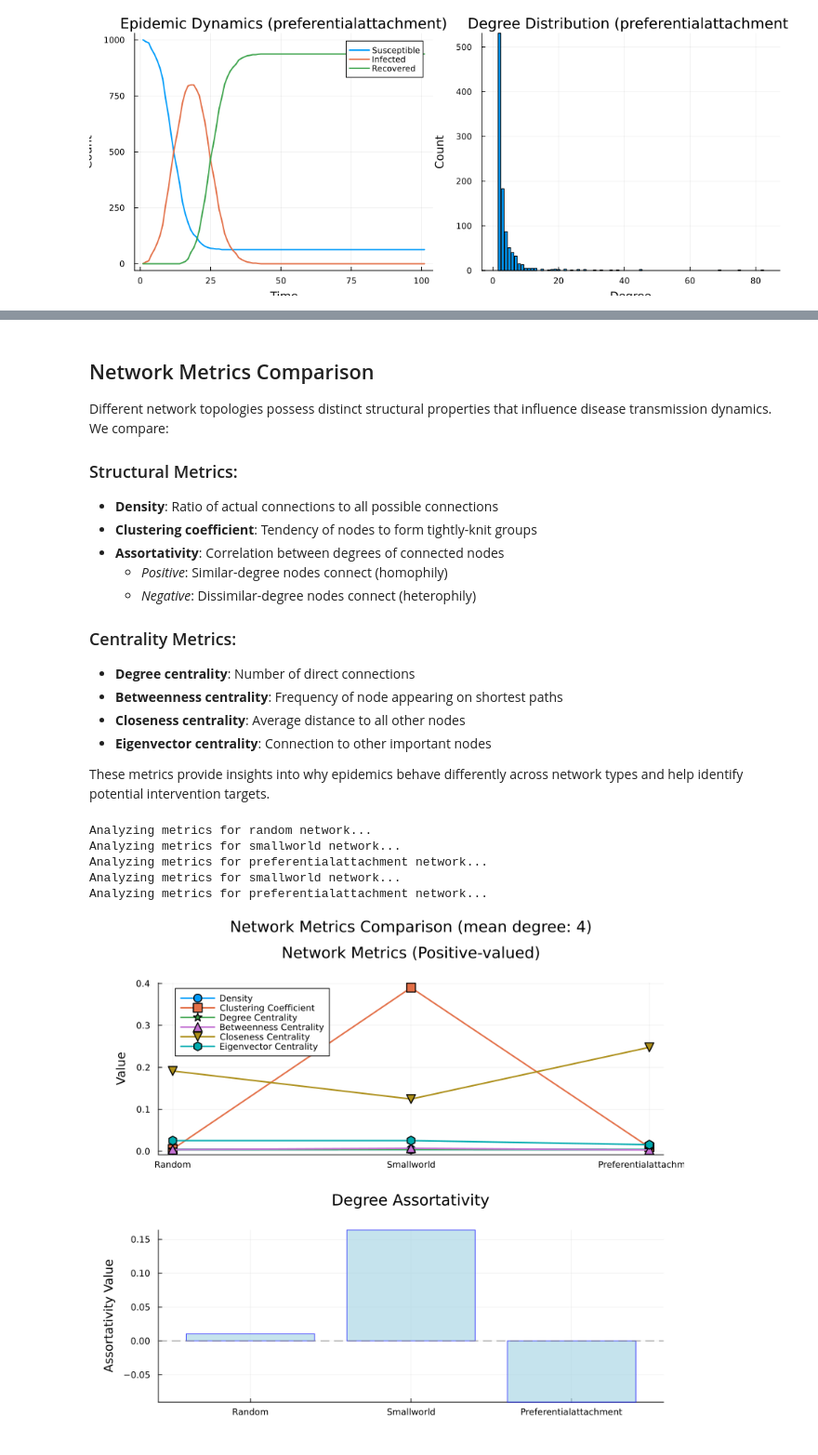
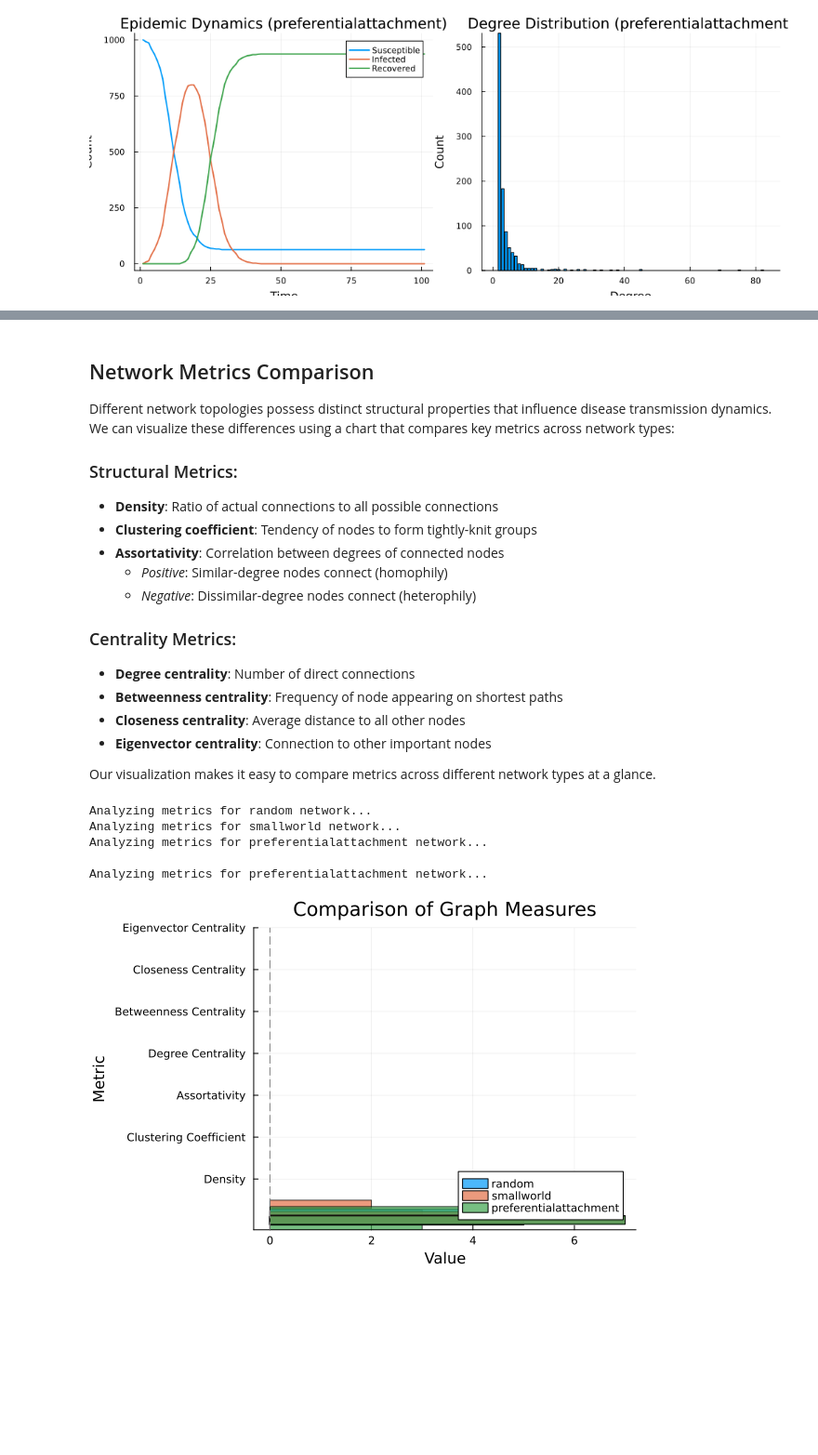
Before and after one commit to lstell21/espidam-tutorial-2025, a Jupyter notebook: Part1.ipynb, the cells around one changed output, grey strips where cells are left out. Shown at 93% size. Cells and saved outputs as stored; diff of their text form; code cells hidden in the pictures; blank space fills up the shorter version.

```diff
--- a/Part1.ipynb
+++ b/Part1.ipynb
@@ -349,7 +374,7 @@ Error bars show standard deviation across multiple simulation runs, highlighting
 # %% [markdown]
 ## Network Metrics Comparison
 
-Different network topologies possess distinct structural properties that influence disease transmission dynamics. We compare:
+Different network topologies possess distinct structural properties that influence disease transmission dynamics. We can visualize these differences using a chart that compares key metrics across network types:
 
 ### Structural Metrics:
 - **Density**: Ratio of actual connections to all possible connections
@@ -364,24 +389,20 @@ Different network topologies possess distinct structural properties that influen
 - **Closeness centrality**: Average distance to all other nodes
 - **Eigenvector centrality**: Connection to other important nodes
 
-These metrics provide insights into why epidemics behave differently across network types and help identify potential intervention targets.
+Our visualization makes it easy to compare metrics across different network types at a glance.
-# %%
-include("src/plotting.jl")
-# Compare key network metrics across different network types
-# We'll handle metrics with different scales appropriately
-metrics_comparison = compare_network_metrics(
-    network_types=[:random, :smallworld, :preferentialattachment],
-    mean_degree=4,
-    n_nodes=1000,
-    separate_assortativity=true,  # Plot assortativity separately since it can be negative
-);
-
-# Display the metrics comparison with proper handling of different scales
-display(metrics_comparison)
-# %% [output]
-Analyzing metrics for random network...
-Analyzing metrics for smallworld network...
-Analyzing metrics for preferentialattachment network...
-Analyzing metrics for smallworld network...
-Analyzing metrics for preferentialattachment network...
-[figure, removed]
+# %%
+# Compare metrics across different network types
+network_comparison_plot = compare_network_metrics(
+    network_types=[:random, :smallworld, :preferentialattachment],
+    mean_degree=4,
+    n_nodes=1000
+)
+
+display(network_comparison_plot)
+# %% [output]
+Analyzing metrics for random network...
+Analyzing metrics for smallworld network...
+Analyzing metrics for preferentialattachment network...
+
+Analyzing metrics for preferentialattachment network...
+[figure, added]
```
Also changed, not shown: parts of 8 cells of this notebook, 4 other files.
